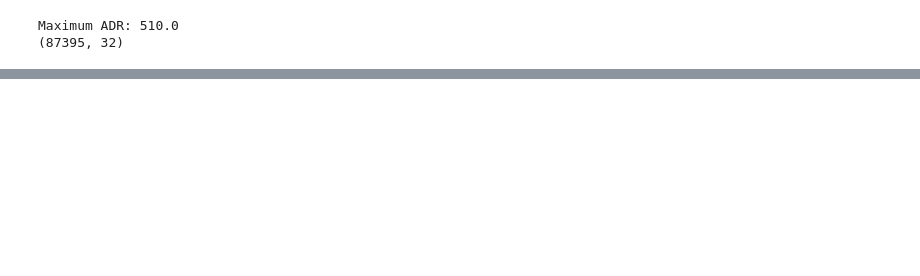
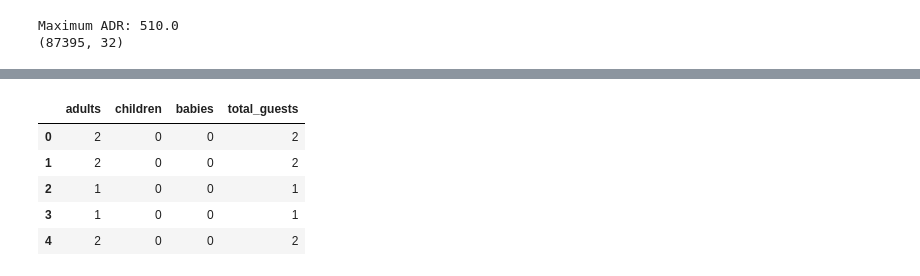
Before and after one commit to ghosh512005-commits/customer_retention_dynamic_pricing_analytics_project, a Jupyter notebook: notebooks/01_data_cleaning.ipynb, the cells around one changed output, grey strips where cells are left out. Saved outputs shown, nothing was run; the diff lists cells and outputs as text; code cells hidden in the pictures; blank space fills up the shorter version.

```diff
--- a/notebooks/01_data_cleaning.ipynb
+++ b/notebooks/01_data_cleaning.ipynb
@@ -362,0 +384,22 @@ The dataset was carefully analyzed for outliers. Instead of removing all statist
+# %%
+# create total_guests
+
+df['total_guests'] = (
+    df['adults']
+    + df['children']
+    + df['babies']
+)
+
+# verify
+
+df[['adults',
+    'children',
+    'babies',
+    'total_guests']].head()
+# %% [output]
+|  | adults | children | babies | total_guests |
+| 0 | 2 | 0 | 0 | 2 |
+| 1 | 2 | 0 | 0 | 2 |
+| 2 | 1 | 0 | 0 | 1 |
+| 3 | 1 | 0 | 0 | 1 |
+| 4 | 2 | 0 | 0 | 2 |
```
Also changed, not shown: parts of 6 cells of this notebook.
